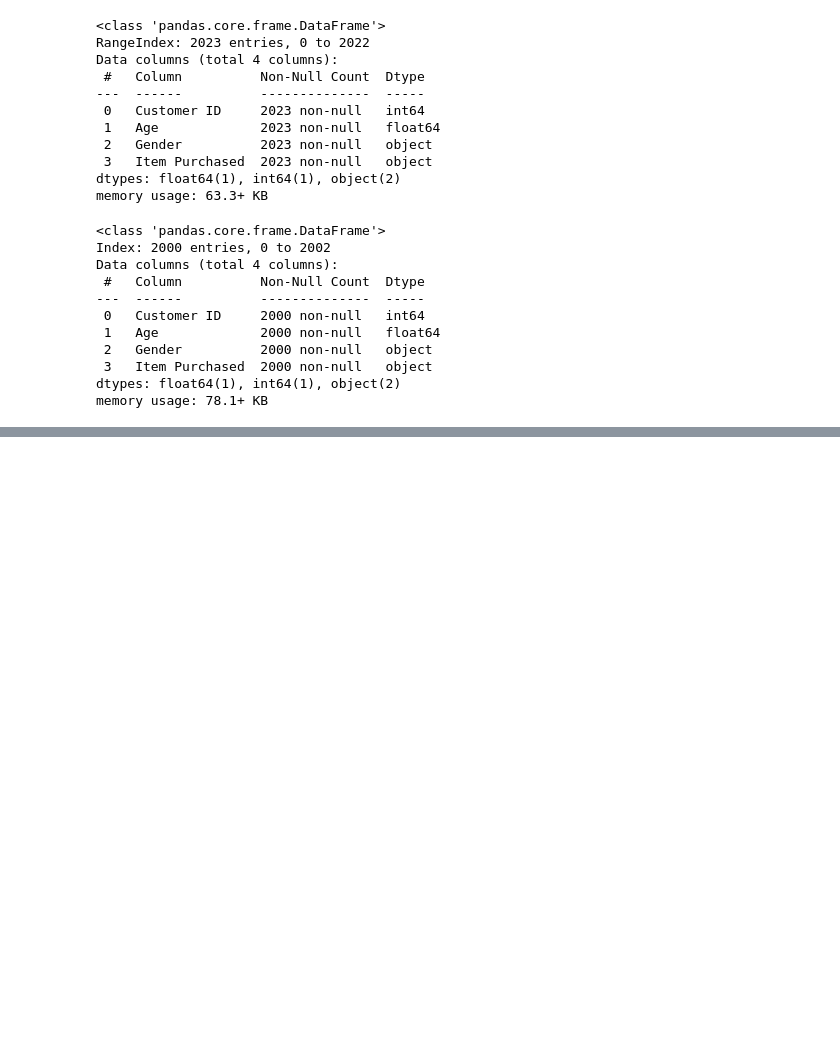
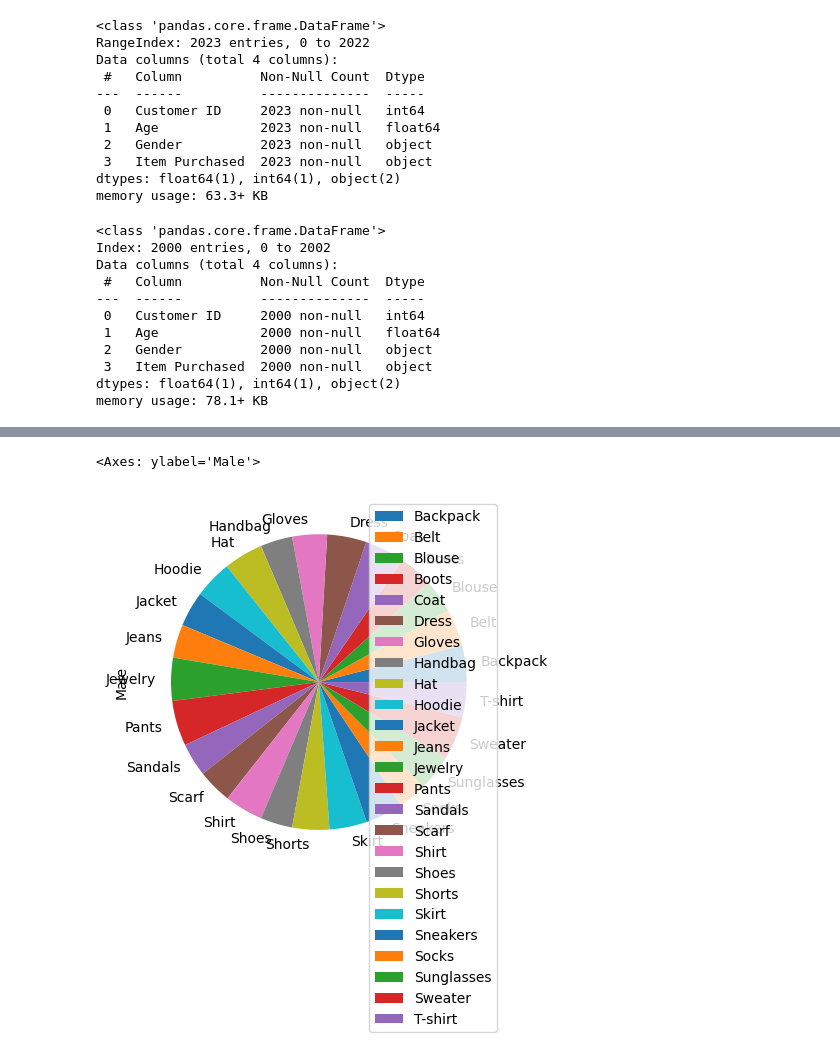
Before and after one commit to VectorTensor/AdexTask, a Jupyter notebook: DataAnalysis.ipynb, the cells around one changed output, grey strips where cells are left out. Drawn from its saved outputs; the diff is of its cells as text; code cells hidden in the pictures; blank space fills up the shorter version.

Commit message:
feat(visualization): pie chart visualization done

```diff
--- a/DataAnalysis.ipynb
+++ b/DataAnalysis.ipynb
@@ -59,3 +59,8 @@ Data columns (total 4 columns):
  3   Item Purchased  2000 non-null   object
 dtypes: float64(1), int64(1), object(2)
 memory usage: 78.1+ KB
+# %%
+bins = [0, 18, 30, 50, 65, 100]
+labels = ['0-18', '19-30', '31-50', '51-65', '66+']
+data_copy = data_removed_duplicates.copy()
+data_copy['Age group']= pd.cut(data_copy['Age'], bins=bins, labels=labels, right=False)
@@ -61,0 +88,2 @@ memory usage: 78.1+ KB
+# %%
+gender_item_purchased_dist = data_copy.groupby(['Item Purchased', 'Gender'],observed = False).size().unstack(fill_value=0)
@@ -61,0 +132,7 @@ memory usage: 78.1+ KB
+# %%
+## Visualization
+# Gender distribution
+gender_item_purchased_dist.plot(kind="pie",y="Male")
+# %% [output]
+<Axes: ylabel='Male'>
+[figure, added]
```
Also changed, not shown: parts of 7 cells of this notebook.
